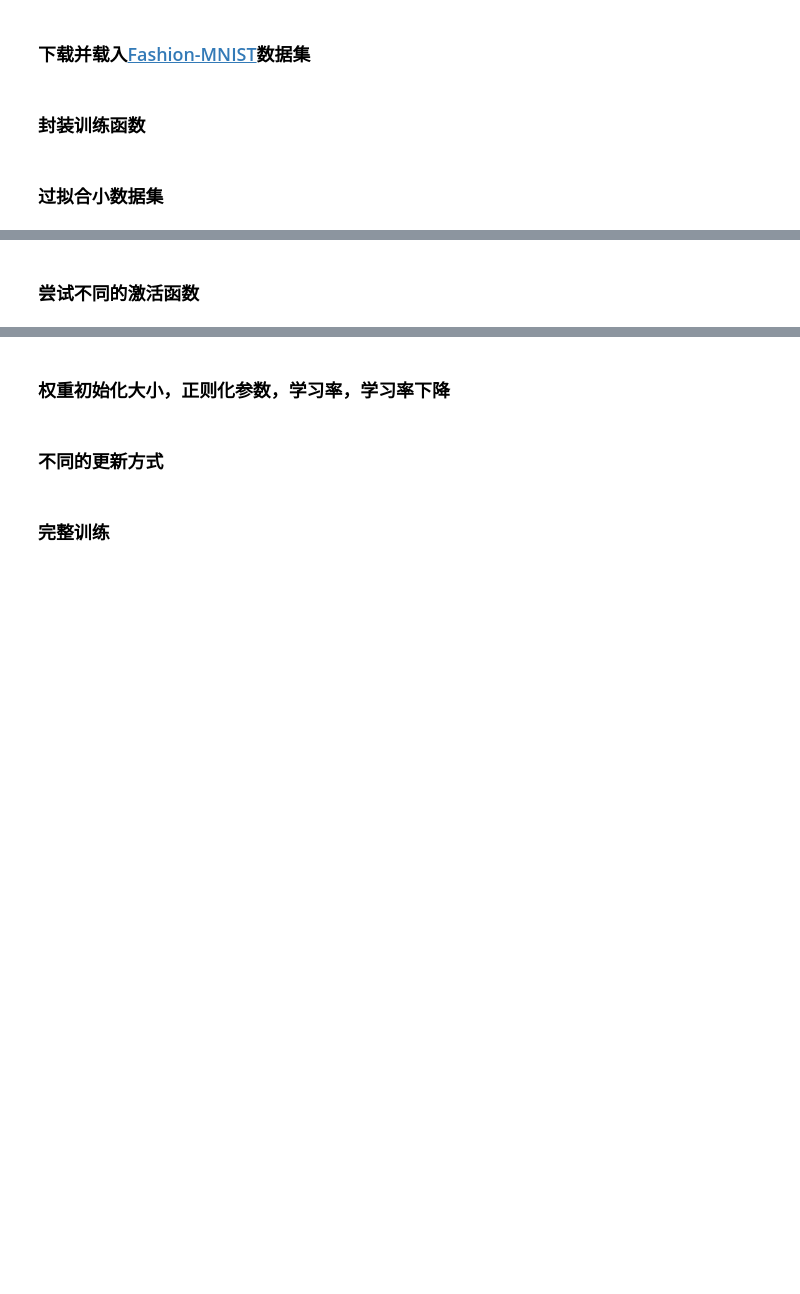
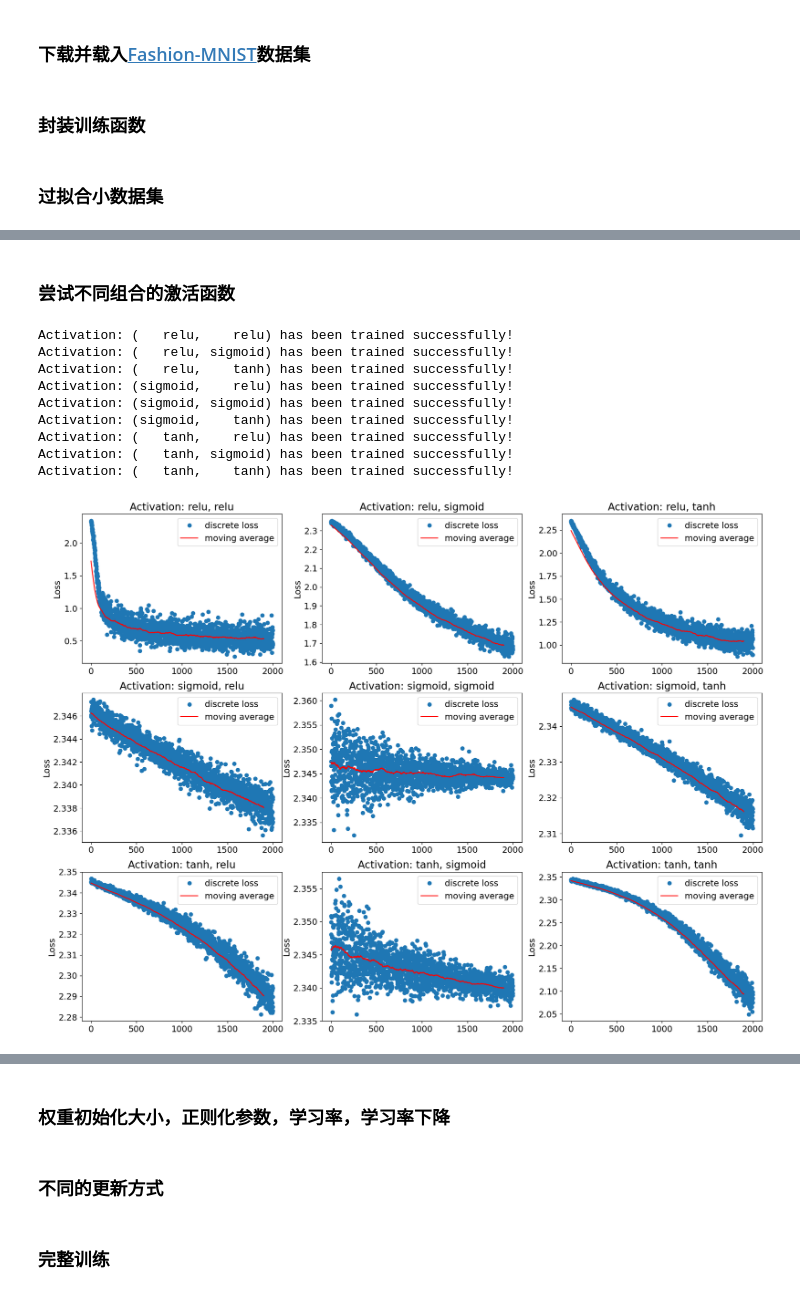
Before and after one commit to mango7789/Computer-Vision-DATA130051, a Jupyter notebook: 作业一/main.ipynb, the cells around one changed output, grey strips where cells are left out. Drawn from its saved outputs; the diff is of its cells as text; code cells hidden in the pictures; blank space fills up the shorter version.

```diff
--- a/作业一/main.ipynb
+++ b/作业一/main.ipynb
@@ -28,7 +33,9 @@ def train_with_params(
         batch_size: int=64,
         iters: int=6000,
         epochs: int=10,
-        data: Dict=data
+        data: Dict=data,
+        plot: bool=True,
+        verbose: bool=True
     ):
 
     three_layer_model = FullConnectNet(
@@ -46,12 +53,13 @@ def train_with_params(
         batch_size=batch_size,
         print_iter=500,
         iters=iters,
-        num_epochs=epochs
+        num_epochs=epochs,
+        verbose=verbose
     )
 
     three_layer_net.train()
-
-    plot_stats_single(three_layer_net)
+    if plot:
+        plot_stats_single(three_layer_net)
     return three_layer_net
 # %% [markdown]
 ### 过拟合小数据集
@@ -90,4 +98,57 @@ small_nn = train_with_params(
 [Epoch 10 / 10] train accuracy: 1.000000; val accuracy: 0.777300
 [figure]
 # %% [markdown]
-### 尝试不同的激活函数
+### 尝试不同组合的激活函数
+# %%
+np.random.seed(424)
+
+activations = ['relu', 'sigmoid', 'tanh']
+avtivation_config = list(product(activations, activations))
+window_size = 100
+
+# train the model based on different activation functions
+nets = []
+
+for config in avtivation_config:
+    act_nn = train_with_params(
+        hidden_dims=hidden_dims,
+        activation=list(config),
+        iters=iters,
+        plot=False,
+        verbose=False
+    )
+    nets.append(act_nn)
+    print('Activation: ({:>7}, {:>7}) has been trained successfully!'.format(*config))
+
+# plot the training loss
+fig_loss, axes_loss = plt.subplots(3, 3, figsize=(20, 15))
+axes_loss = axes_loss.flatten()
+
+for act_nn, ax in zip(nets, axes_loss):
+    ax.plot(act_nn.loss_hist, 'o', label='discrete loss')
+    ax.plot([sum(act_nn.loss_hist[i:i+window_size])/window_size for i in range(len(act_nn.loss_hist)-window_size)], 'red', label='moving average')
+    ax.set_title('Activation: {}, {}'.format(act_nn.model.params['A1'], act_nn.model.params['A2']))
+    ax.set_ylabel("Loss")
+    ax.legend()
+
+# plot the accuracy curve
+fig_acc, axes_acc = plt.subplots(3, 3, figsize=(20, 15))
+axes_acc = axes_acc.flatten()
+
+for act_nn, ax in zip(nets, axes_acc):
+    ax.plot(act_nn.train_acc_hist, 'o-', label='train')
+    ax.plot(act_nn.val_acc_hist, 'o-', label='val')
+    ax.legend()
+    ax.set_title('Activation: {}, {}'.format(act_nn.model.params['A1'], act_nn.model.params['A2']))
+    ax.set_ylabel('Classification accuracy')
+# %% [output]
+Activation: (   relu,    relu) has been trained successfully!
+Activation: (   relu, sigmoid) has been trained successfully!
+Activation: (   relu,    tanh) has been trained successfully!
+Activation: (sigmoid,    relu) has been trained successfully!
+Activation: (sigmoid, sigmoid) has been trained successfully!
+Activation: (sigmoid,    tanh) has been trained successfully!
+Activation: (   tanh,    relu) has been trained successfully!
+Activation: (   tanh, sigmoid) has been trained successfully!
+Activation: (   tanh,    tanh) has been trained successfully!
+[figure, added]
```
Also changed, not shown: parts of 5 cells of this notebook, 2 other files.
